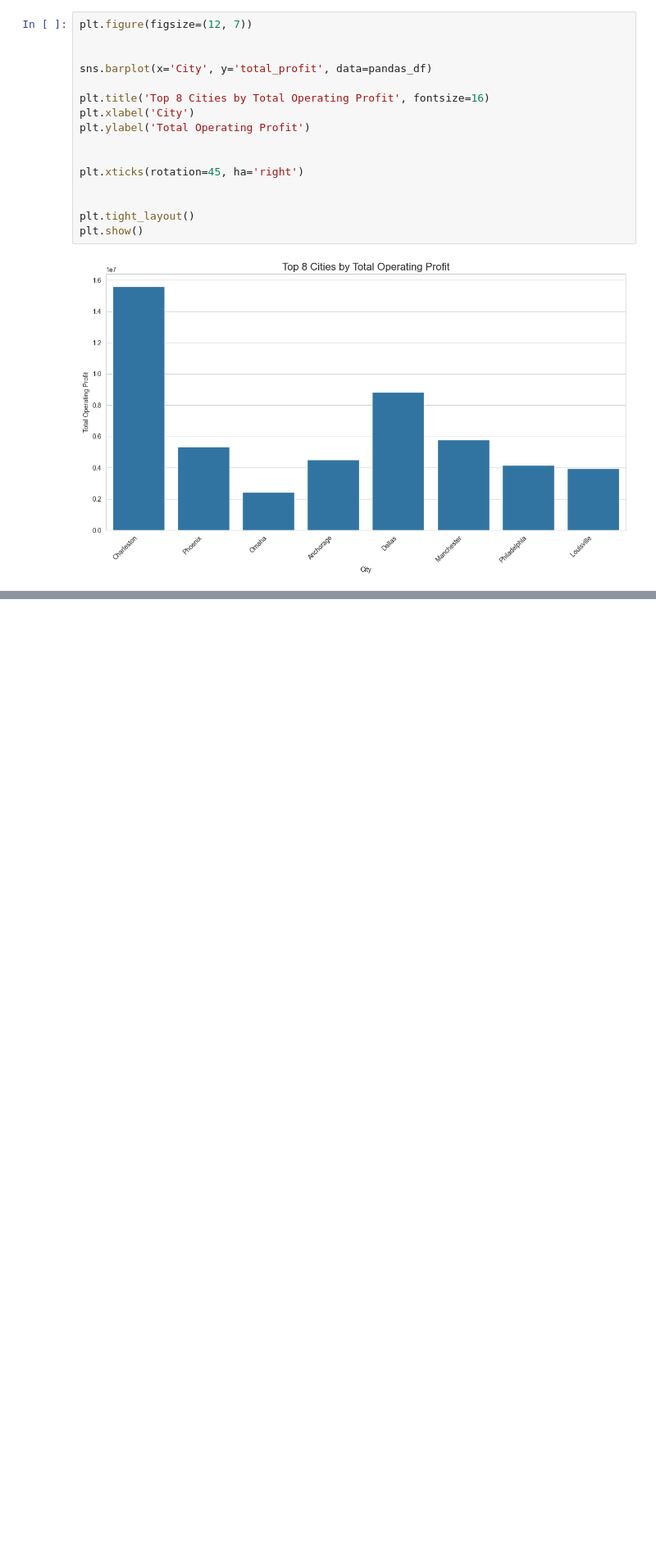
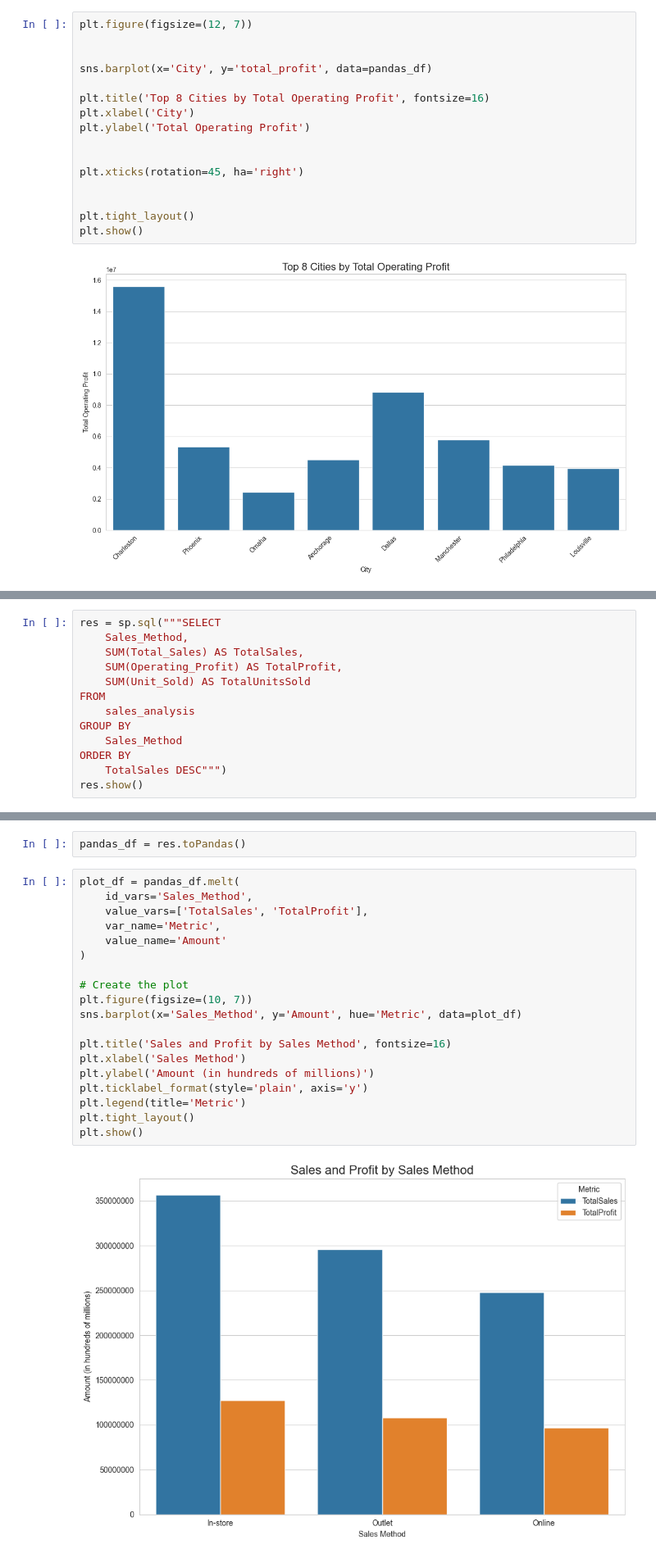
Before and after one commit to satcode8/Sales-Data-Analysis, a Jupyter notebook: Sales.ipynb, the cells around one changed output, grey strips where cells are left out. Shown at 82% size. Drawn from its saved outputs; the diff is of its cells as text; blank space fills up the shorter version.

```diff
--- a/Sales.ipynb
+++ b/Sales.ipynb
@@ -364,0 +411,13 @@ plt.show()
+# %%
+res = sp.sql("""SELECT
+    Sales_Method,
+    SUM(Total_Sales) AS TotalSales,
+    SUM(Operating_Profit) AS TotalProfit,
+    SUM(Unit_Sold) AS TotalUnitsSold
+FROM
+    sales_analysis
+GROUP BY
+    Sales_Method
+ORDER BY
+    TotalSales DESC""")
+res.show()
@@ -364,0 +432,23 @@ plt.show()
+# %%
+pandas_df = res.toPandas()
+# %%
+plot_df = pandas_df.melt(
+    id_vars='Sales_Method',
+    value_vars=['TotalSales', 'TotalProfit'],
+    var_name='Metric',
+    value_name='Amount'
+)
+
+# Create the plot
+plt.figure(figsize=(10, 7))
+sns.barplot(x='Sales_Method', y='Amount', hue='Metric', data=plot_df)
+
+plt.title('Sales and Profit by Sales Method', fontsize=16)
+plt.xlabel('Sales Method')
+plt.ylabel('Amount (in hundreds of millions)')
+plt.ticklabel_format(style='plain', axis='y')
+plt.legend(title='Metric')
+plt.tight_layout()
+plt.show()
+# %% [output]
+[figure, added]
```
Also changed, not shown: parts of 11 cells of this notebook.
